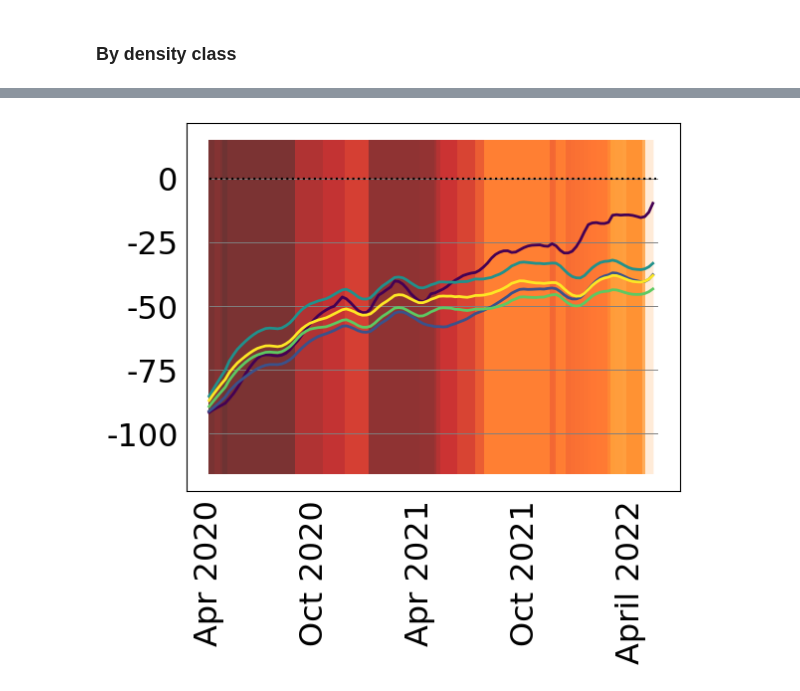
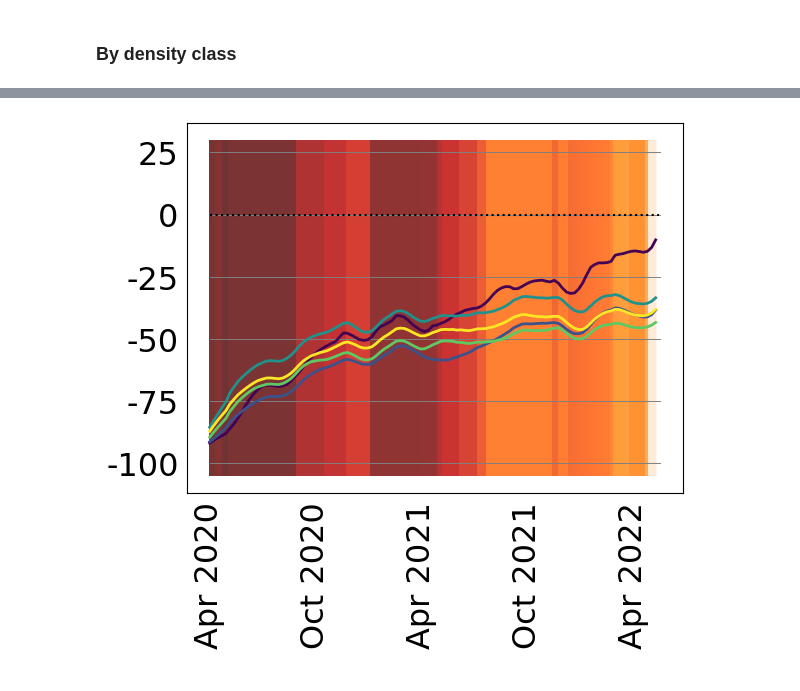
Before and after one commit to carmen-cabrera/latin-mobility-covid, a Jupyter notebook: code/analysis/08-dataframes-mov-evolution-capital.ipynb, the cells around one changed output, grey strips where cells are left out. Drawn from its saved outputs; the diff is of its cells as text; code cells hidden in the pictures.

Commit message:
fig-netflows-absolute

```diff
--- a/code/analysis/08-dataframes-mov-evolution-capital.ipynb
+++ b/code/analysis/08-dataframes-mov-evolution-capital.ipynb
@@ -271,7 +271,7 @@ else:
 # %% [markdown]
 ### Set distance within a radius of 100 of FUAs centres? True for YES, False for NO
 # %%
-radius = False
+radius = True
 
 if radius == True:
     radius_suffix = '_radius'
@@ -473,36 +417,36 @@ stringencies = []
 for date in df_ts_class_density['date']:
     stringencies.append(df_stringency[df_stringency['date']==date].reset_index(drop=True).loc[0,'stringency_index'])
 
-ymin = int(min(minima)-25)
-ymax = int(max(maxima)+25)
+ymin = -105
+ymax = 30
 
 for k in range(len(df_ts_class_density)):
     try:
         rgba = matplotlib.cm.gist_heat(1-(stringencies[k]-min(stringencies))/max(stringencies))
     except:
         rgba = matplotlib.cm.gist_heat(1-(stringencies[k-1]-min(stringencies))/max(stringencies))
     x = [k-.50, k+.50]
     ax.fill_between(x, ymin, ymax, color=rgba, alpha=0.8, edgecolor='None', linewidth=0, zorder=0)
 
 xticks = []
-xticks_labels = ['Apr 2020', 'Oct 2020', 'Apr 2021', 'Oct 2021', 'April 2022']
+xticks_labels = ['Apr 2020', 'Oct 2020', 'Apr 2021', 'Oct 2021', 'Apr 2022']
 for i in range(0, len(df_ts_class_density['rolling_perchange'])):
     if i%183 == 0:
         xticks.append(i)
 ax.set_xticks(xticks, xticks_labels)
 ax.tick_params(axis = 'x', bottom=True, labelsize = 23, pad=6, rotation=90)
 
 yticks = []
 for i in range(ymin, ymax):
     if i%25 == 0:
         yticks.append(i)
 ax.set_yticks(yticks, yticks)
 for y in yticks:
     ax.plot([0, len(df_ts_class_density['rolling_perchange'])],[y,y], color='gray', lw=0.7, zorder=0)
 ax.tick_params(axis = 'y', labelsize = 23, pad=6, rotation=0)
 
-plt.savefig(wd + '/plots/evolution/' + flows + '/by-density/' + country_short + '/evo' + capital_suffix + dist_suffix + raw_suffix + adjust_suffix + radius_suffix + '.pdf', bbox_inches = 'tight')
+# plt.savefig(wd + '/plots/evolution/' + flows + '/by-density/' + country_short + '/evo_netflows' + capital_suffix + dist_suffix + raw_suffix + adjust_suffix + radius_suffix + '.pdf', bbox_inches = 'tight')
 
 plt.show()
 # %% [output]
-[figure, old version]
+[figure, new version]
```
Also changed, not shown: parts of 6 cells of this notebook, 54 other files.
